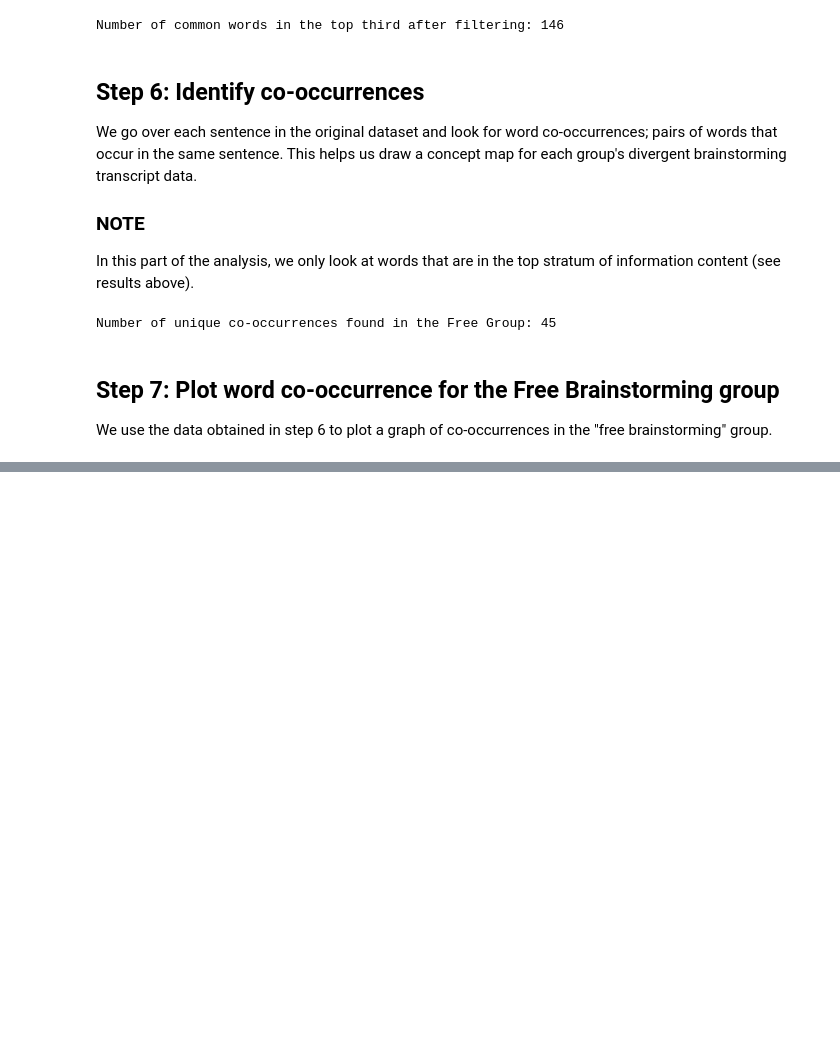
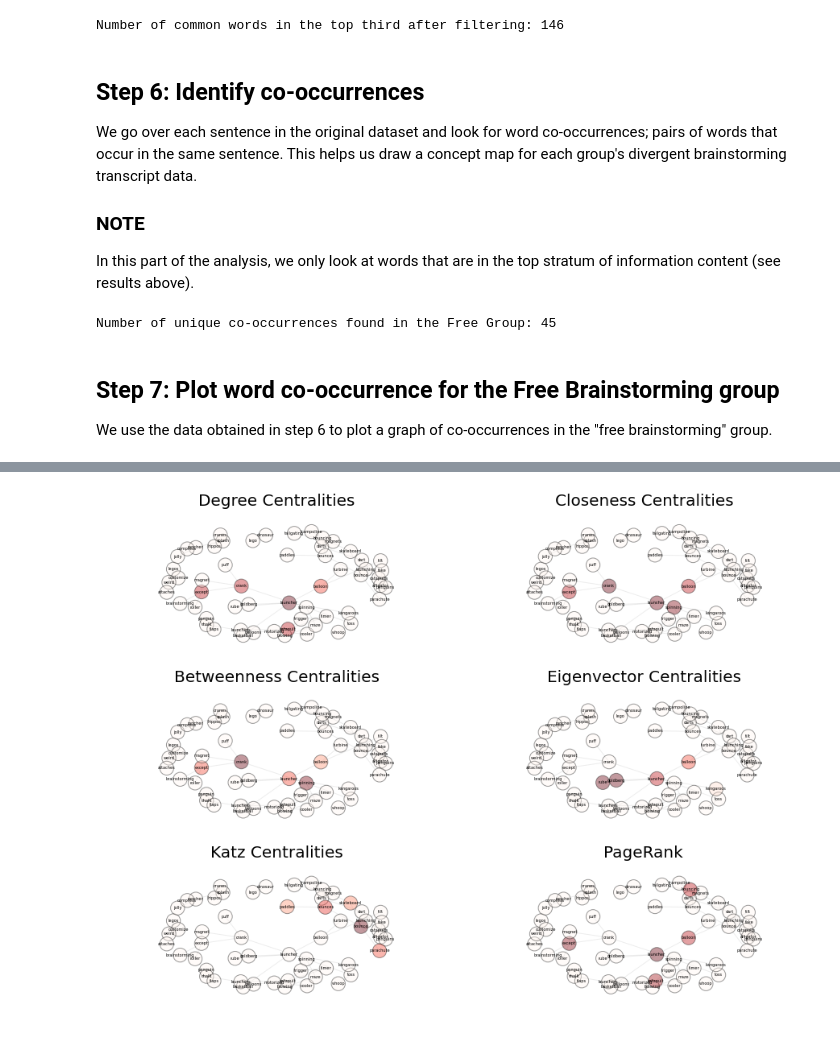
Before and after one commit to senthilchandrasegaran/jupyter-notebooks, a Jupyter notebook: brainstorming-viz/divergence_infocontent_interactive.ipynb, the cells around one changed output, grey strips where cells are left out. Drawn from its saved outputs; the diff is of its cells as text; code cells hidden in the pictures; blank space fills up the shorter version.

```diff
--- a/brainstorming-viz/divergence_infocontent_interactive.ipynb
+++ b/brainstorming-viz/divergence_infocontent_interactive.ipynb
@@ -455,14 +459,16 @@ FreeEdges = FreeGraphData[1]
 # GDC = DCGraphData[0]
 # DCEdges = DCGraphData[1]
 # %%
-# Plot graph of common phrases in Team A's divergent phase
 from networkx.drawing.nx_agraph import graphviz_layout
 from bokeh import mpl
 from bokeh.plotting import output_notebook, show, figure
 from bokeh.models import HoverTool, ColumnDataSource
 output_notebook()
 
-def draw_interactive_network(graphObj, wordFreq, wordCooccurs, wordContext, graphTitle):
+# First, create a graph layout
+pos = nx.spring_layout(GFree, iterations=20)
+
+def draw_interactive_network(graphObj, positions, wordFreq, wordCooccurs, wordContext, graphTitle):
     # Redrawing the graph from scratch so that the network may be interactive
     # NOTE: The current interactions are:
     # Hover on a node to show corresponding word's occurrences in the text
@@ -470,21 +476,18 @@ def draw_interactive_network(graphObj, wordFreq, wordCooccurs, wordContext, grap
     #    * Number of co-occurrences that the edge indicates
     #    * The context, i.e., sentences in which the words co-occur.
 
-    # First, create a graph layout
-    pos = nx.spring_layout(graphObj, iterations=20)
-
     # Then obtain locations and metadata of the nodes from this layout
     xlocs = []
     ylocs = []
     nodeLabels = []
     nodeFreq = []
     nodeSizes = []
-    for i in pos:
+    for i in positions:
         nodeLabels.append(i)
         nodeFreq.append(str(wordFreq[i])+" occurrence(s)")
         nodeSizes.append(wordFreq[i]+10)
-        xlocs.append(pos[i][0])
-        ylocs.append(pos[i][1])
+        xlocs.append(positions[i][0])
+        ylocs.append(positions[i][1])
 
     # The eventual goal ofcontextHTML is to convert contextdict values
     # from lists to html list items.
@@ -511,8 +514,8 @@ def draw_interactive_network(graphObj, wordFreq, wordCooccurs, wordContext, grap
     for i in graphObj.edges():
         w1 = i[0]
         w2 = i[1]
-        w1x, w1y = pos[w1]
-        w2x, w2y = pos[w2]
+        w1x, w1y = positions[w1]
+        w2x, w2y = positions[w2]
         edgeXpairs.append([w1x, w2x])
         edgeYpairs.append([w1y, w2y])
         edgeLabels.append(w1+" & "+w2)
@@ -565,7 +568,7 @@ def draw_interactive_network(graphObj, wordFreq, wordCooccurs, wordContext, grap
     p.axis.visible = None
     show(p)
 
-draw_interactive_network(GFree, freeGrpFrequencies, freeCooccur_top, freeContext_top,
+draw_interactive_network(GFree, pos, freeGrpFrequencies, freeCooccur_top, freeContext_top,
                          "Co-occurrences in the Free Brainstorming Group")
 # %% [output]
 [interactive output not drawn]
@@ -572,0 +594,6 @@ draw_interactive_network(GFree, freeGrpFrequencies, freeCooccur_top, freeContext
+# %%
+%matplotlib inline
+from tools import draw_centralities_subplots
+centrali=draw_centralities_subplots(GFree, pos, withLabels=True,labfs=5, figsi=(15, 15), ealpha=0.15, vals=True)
+# %% [output]
+[figure, added]
```
Also changed, not shown: parts of 12 cells of this notebook, 1 other file.
